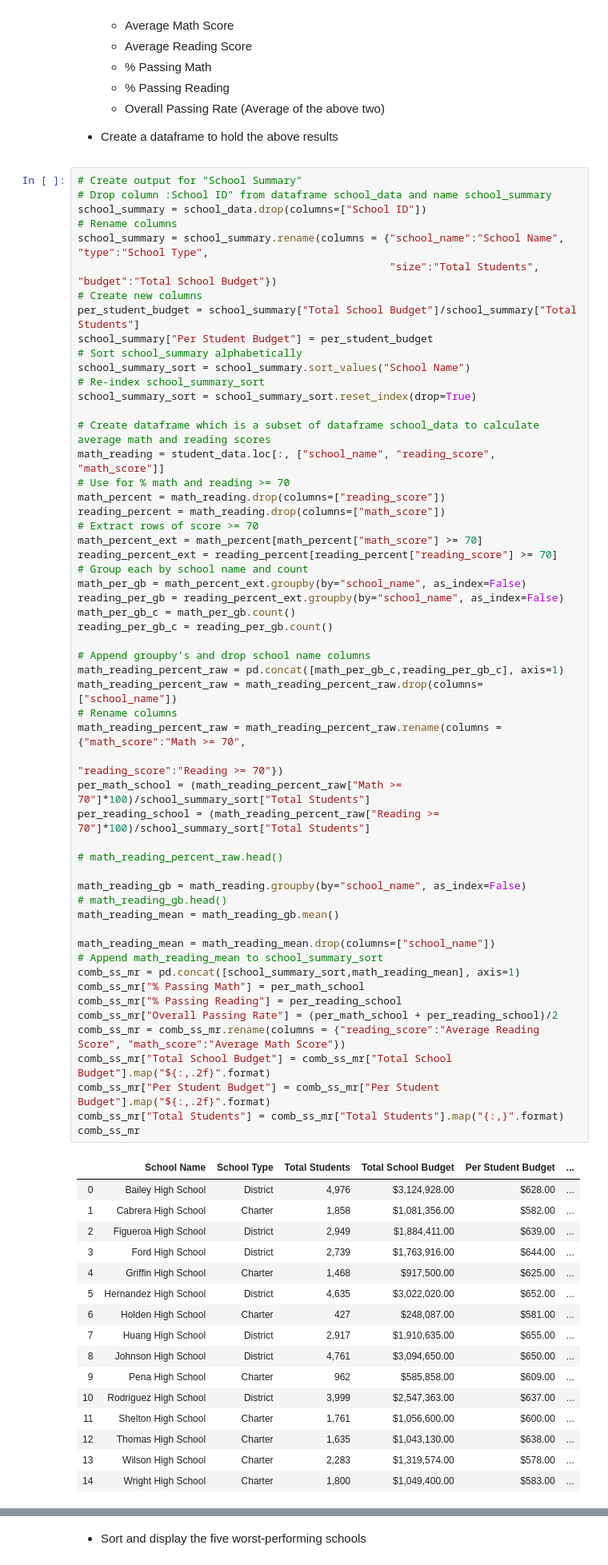
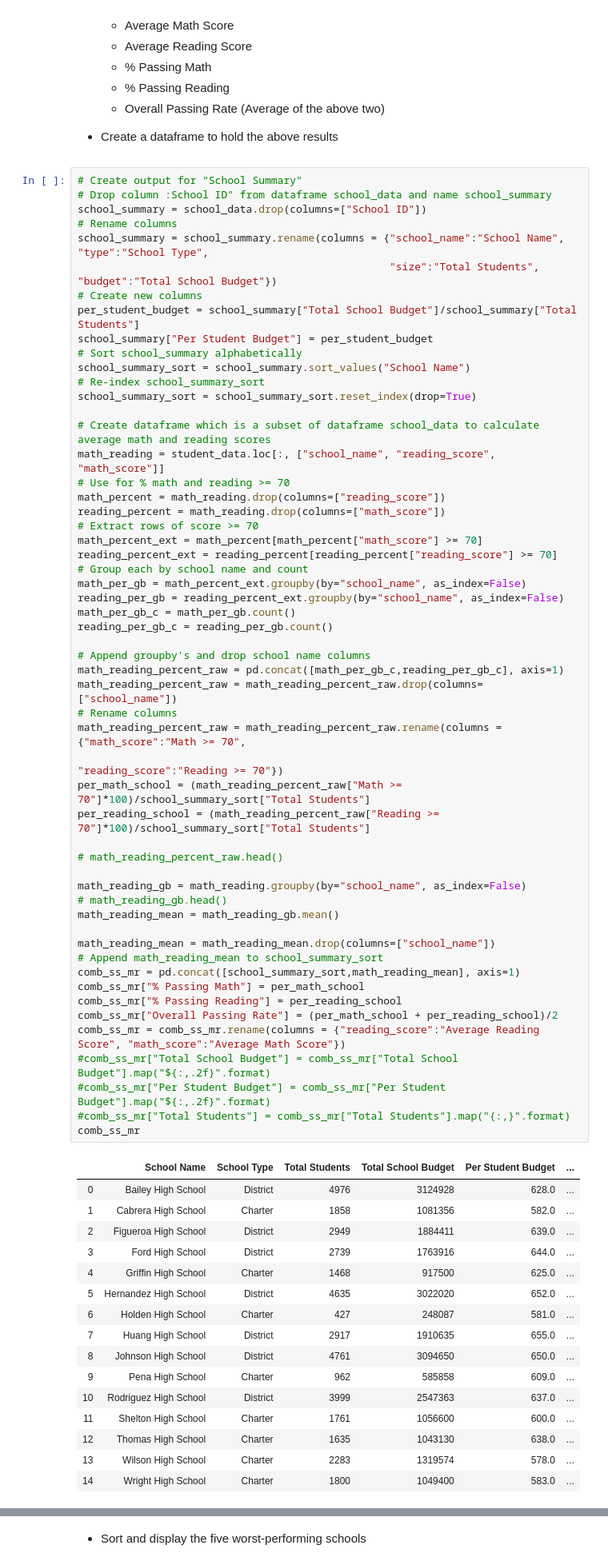
Before and after one commit to terrypotter/pandas-challenge, a Jupyter notebook: PyCitySchools/PyCitySchools_starter.ipynb, the cells around one changed output, grey strips where cells are left out. Shown: that part at 80% size. Saved outputs shown, nothing was run; the diff lists cells and outputs as text.

```diff
--- a/PyCitySchools/PyCitySchools_starter.ipynb
+++ b/PyCitySchools/PyCitySchools_starter.ipynb
@@ -108,51 +108,51 @@ reading_percent_ext = reading_percent[reading_percent["reading_score"] >= 70]
 math_per_gb = math_percent_ext.groupby(by="school_name", as_index=False)
 reading_per_gb = reading_percent_ext.groupby(by="school_name", as_index=False)
 math_per_gb_c = math_per_gb.count()
 reading_per_gb_c = reading_per_gb.count()
 
 # Append groupby's and drop school name columns
 math_reading_percent_raw = pd.concat([math_per_gb_c,reading_per_gb_c], axis=1)
 math_reading_percent_raw = math_reading_percent_raw.drop(columns=["school_name"])
 # Rename columns
 math_reading_percent_raw = math_reading_percent_raw.rename(columns = {"math_score":"Math >= 70",
                                                                       "reading_score":"Reading >= 70"})
 per_math_school = (math_reading_percent_raw["Math >= 70"]*100)/school_summary_sort["Total Students"]
 per_reading_school = (math_reading_percent_raw["Reading >= 70"]*100)/school_summary_sort["Total Students"]
 
 # math_reading_percent_raw.head()
 
 math_reading_gb = math_reading.groupby(by="school_name", as_index=False)
 # math_reading_gb.head()
 math_reading_mean = math_reading_gb.mean()
 
 math_reading_mean = math_reading_mean.drop(columns=["school_name"])
 # Append math_reading_mean to school_summary_sort
 comb_ss_mr = pd.concat([school_summary_sort,math_reading_mean], axis=1)
 comb_ss_mr["% Passing Math"] = per_math_school
 comb_ss_mr["% Passing Reading"] = per_reading_school
 comb_ss_mr["Overall Passing Rate"] = (per_math_school + per_reading_school)/2
 comb_ss_mr = comb_ss_mr.rename(columns = {"reading_score":"Average Reading Score", "math_score":"Average Math Score"})
-comb_ss_mr["Total School Budget"] = comb_ss_mr["Total School Budget"].map("${:,.2f}".format)
-comb_ss_mr["Per Student Budget"] = comb_ss_mr["Per Student Budget"].map("${:,.2f}".format)
-comb_ss_mr["Total Students"] = comb_ss_mr["Total Students"].map("{:,}".format)
+#comb_ss_mr["Total School Budget"] = comb_ss_mr["Total School Budget"].map("${:,.2f}".format)
+#comb_ss_mr["Per Student Budget"] = comb_ss_mr["Per Student Budget"].map("${:,.2f}".format)
+#comb_ss_mr["Total Students"] = comb_ss_mr["Total Students"].map("{:,}".format)
 comb_ss_mr
 # %% [output]
 |  | School Name | School Type | Total Students | Total School Budget | Per Student Budget | ... |
-| 0 | Bailey High School | District | 4,976 | $3,124,928.00 | $628.00 | ... |
-| 1 | Cabrera High School | Charter | 1,858 | $1,081,356.00 | $582.00 | ... |
-| 2 | Figueroa High School | District | 2,949 | $1,884,411.00 | $639.00 | ... |
-| 3 | Ford High School | District | 2,739 | $1,763,916.00 | $644.00 | ... |
-| 4 | Griffin High School | Charter | 1,468 | $917,500.00 | $625.00 | ... |
-| 5 | Hernandez High School | District | 4,635 | $3,022,020.00 | $652.00 | ... |
-| 6 | Holden High School | Charter | 427 | $248,087.00 | $581.00 | ... |
-| 7 | Huang High School | District | 2,917 | $1,910,635.00 | $655.00 | ... |
-| 8 | Johnson High School | District | 4,761 | $3,094,650.00 | $650.00 | ... |
-| 9 | Pena High School | Charter | 962 | $585,858.00 | $609.00 | ... |
-| 10 | Rodriguez High School | District | 3,999 | $2,547,363.00 | $637.00 | ... |
-| 11 | Shelton High School | Charter | 1,761 | $1,056,600.00 | $600.00 | ... |
-| 12 | Thomas High School | Charter | 1,635 | $1,043,130.00 | $638.00 | ... |
-| 13 | Wilson High School | Charter | 2,283 | $1,319,574.00 | $578.00 | ... |
-| 14 | Wright High School | Charter | 1,800 | $1,049,400.00 | $583.00 | ... |
+| 0 | Bailey High School | District | 4976 | 3124928 | 628.0 | ... |
+| 1 | Cabrera High School | Charter | 1858 | 1081356 | 582.0 | ... |
+| 2 | Figueroa High School | District | 2949 | 1884411 | 639.0 | ... |
+| 3 | Ford High School | District | 2739 | 1763916 | 644.0 | ... |
+| 4 | Griffin High School | Charter | 1468 | 917500 | 625.0 | ... |
+| 5 | Hernandez High School | District | 4635 | 3022020 | 652.0 | ... |
+| 6 | Holden High School | Charter | 427 | 248087 | 581.0 | ... |
+| 7 | Huang High School | District | 2917 | 1910635 | 655.0 | ... |
+| 8 | Johnson High School | District | 4761 | 3094650 | 650.0 | ... |
+| 9 | Pena High School | Charter | 962 | 585858 | 609.0 | ... |
+| 10 | Rodriguez High School | District | 3999 | 2547363 | 637.0 | ... |
+| 11 | Shelton High School | Charter | 1761 | 1056600 | 600.0 | ... |
+| 12 | Thomas High School | Charter | 1635 | 1043130 | 638.0 | ... |
+| 13 | Wilson High School | Charter | 2283 | 1319574 | 578.0 | ... |
+| 14 | Wright High School | Charter | 1800 | 1049400 | 583.0 | ... |
 # %% [markdown]
 ## Top Performing Schools (By Passing Rate)
 # %% [markdown]
```
Also changed, not shown: parts of 4 cells of this notebook.
